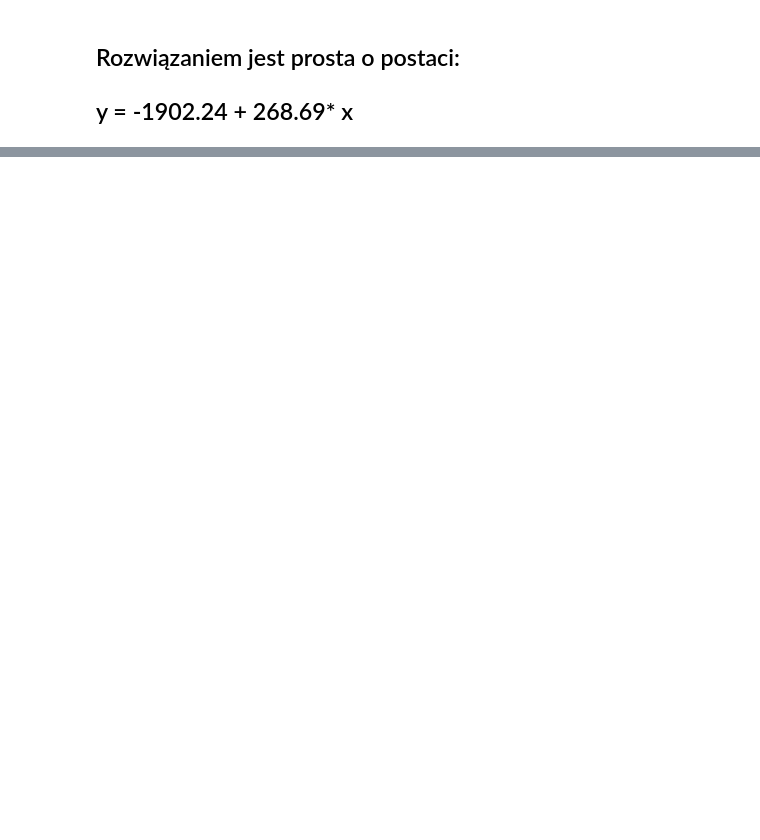
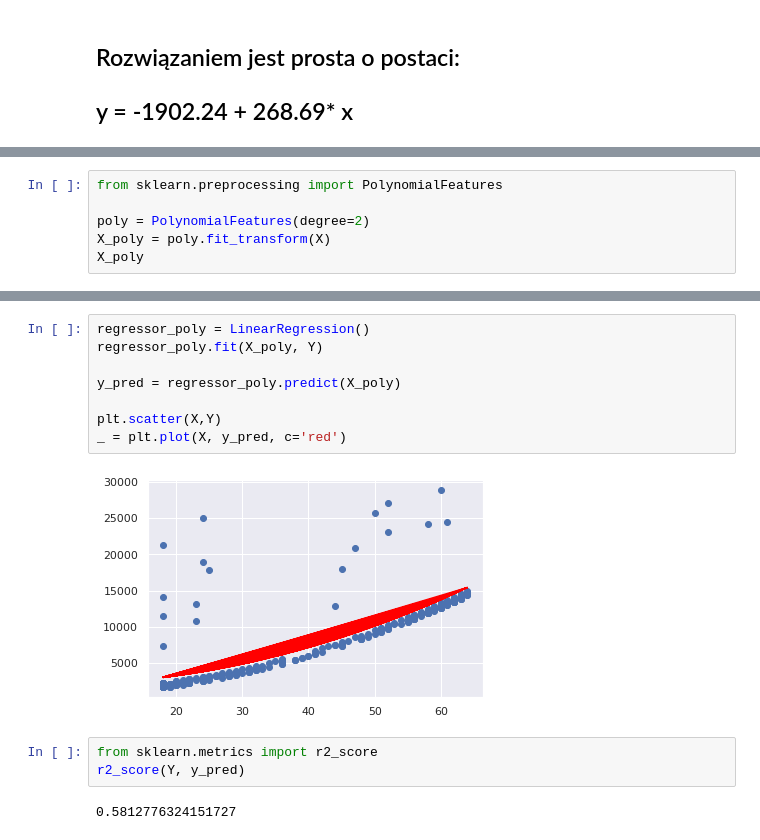
Before and after one commit to GKurek94/Data-Science-projects, a Jupyter notebook: Insurance.ipynb, the cells around one changed output, grey strips where cells are left out. Cells and saved outputs as stored; diff of their text form; blank space fills up the shorter version.

```diff
--- a/Insurance.ipynb
+++ b/Insurance.ipynb
@@ -186,0 +208,6 @@ lin_reg.score(X_test,y_test)
+# %%
+from sklearn.preprocessing import PolynomialFeatures
+
+poly = PolynomialFeatures(degree=2)
+X_poly = poly.fit_transform(X)
+X_poly
@@ -186,0 +232,15 @@ lin_reg.score(X_test,y_test)
+# %%
+regressor_poly = LinearRegression()
+regressor_poly.fit(X_poly, Y)
+
+y_pred = regressor_poly.predict(X_poly)
+
+plt.scatter(X,Y)
+_ = plt.plot(X, y_pred, c='red')
+# %% [output]
+[figure, added]
+# %%
+from sklearn.metrics import r2_score
+r2_score(Y, y_pred)
+# %% [output]
+0.5812776324151727
```
Also changed, not shown: parts of 10 cells of this notebook.
